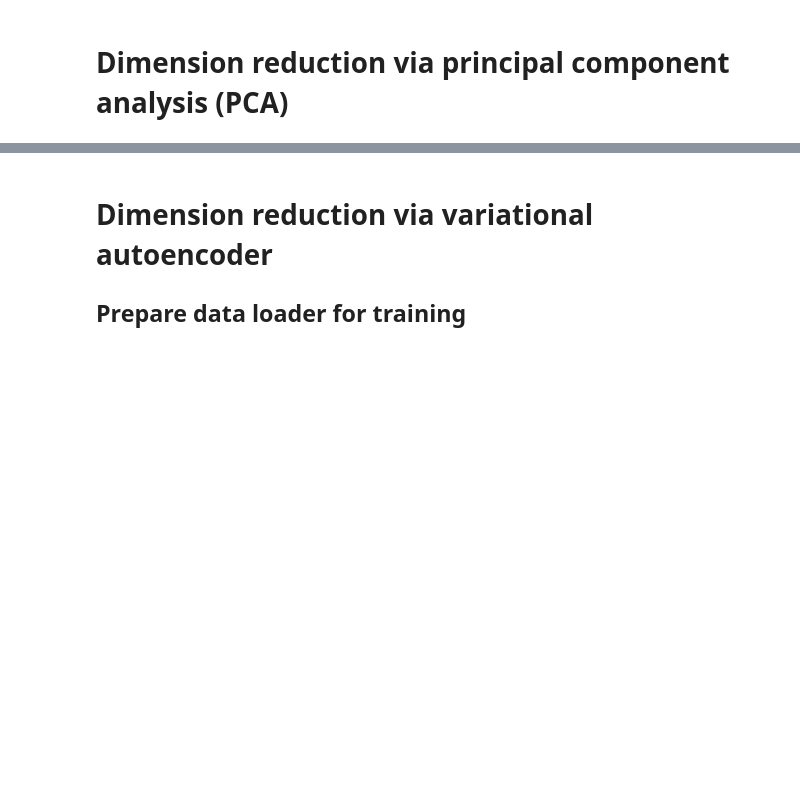
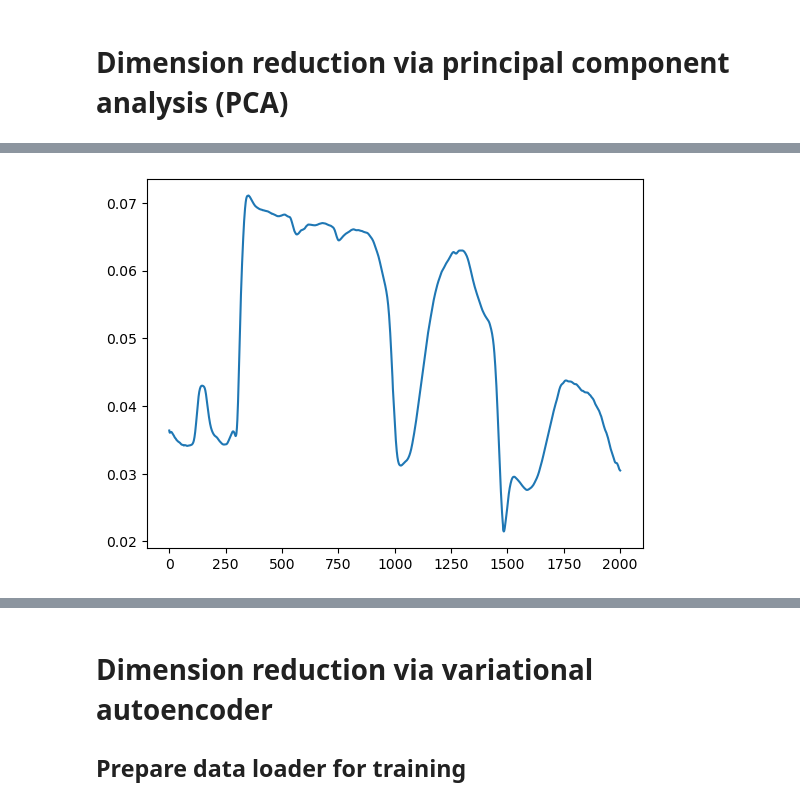
Before and after one commit to GeoSense-Freiburg/sPectra_2024, a Jupyter notebook: Create_Autoencoder_Model_v_PCA_mod_v8_leaf.ipynb, the cells around one changed output, grey strips where cells are left out. Drawn from its saved outputs; the diff is of its cells as text; code cells hidden in the pictures; blank space fills up the shorter version.

```diff
--- a/Create_Autoencoder_Model_v_PCA_mod_v8_leaf.ipynb
+++ b/Create_Autoencoder_Model_v_PCA_mod_v8_leaf.ipynb
@@ -256,3 +280,9 @@ x_pca.shape
+# %%
+# plot random rows of x_pca
+plt.plot(x_pca[random.randint(0, x_pca.shape[0]), :])
+plt.show()
+# %% [output]
+[figure, added]
 # %%
 # calculate PCA
 n_comp = 10
```
Also changed, not shown: parts of 14 cells of this notebook, 2 other files.
